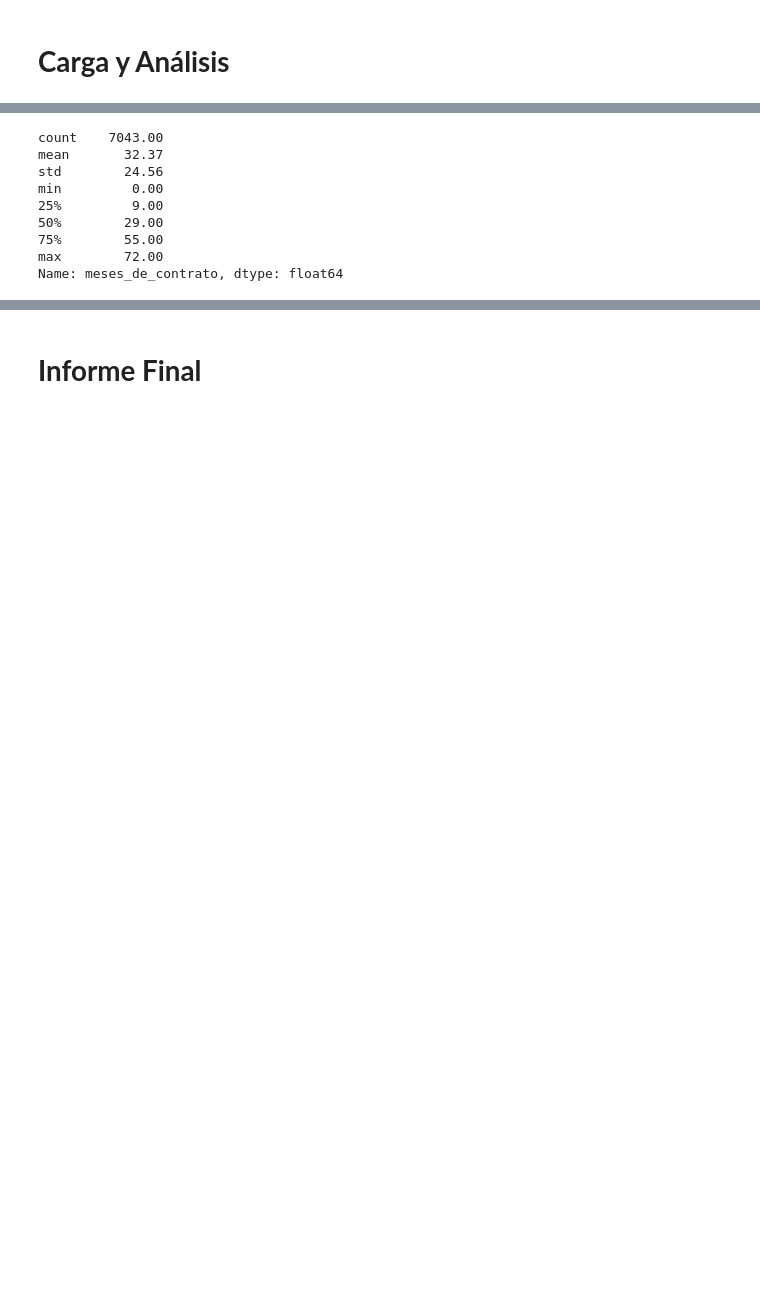
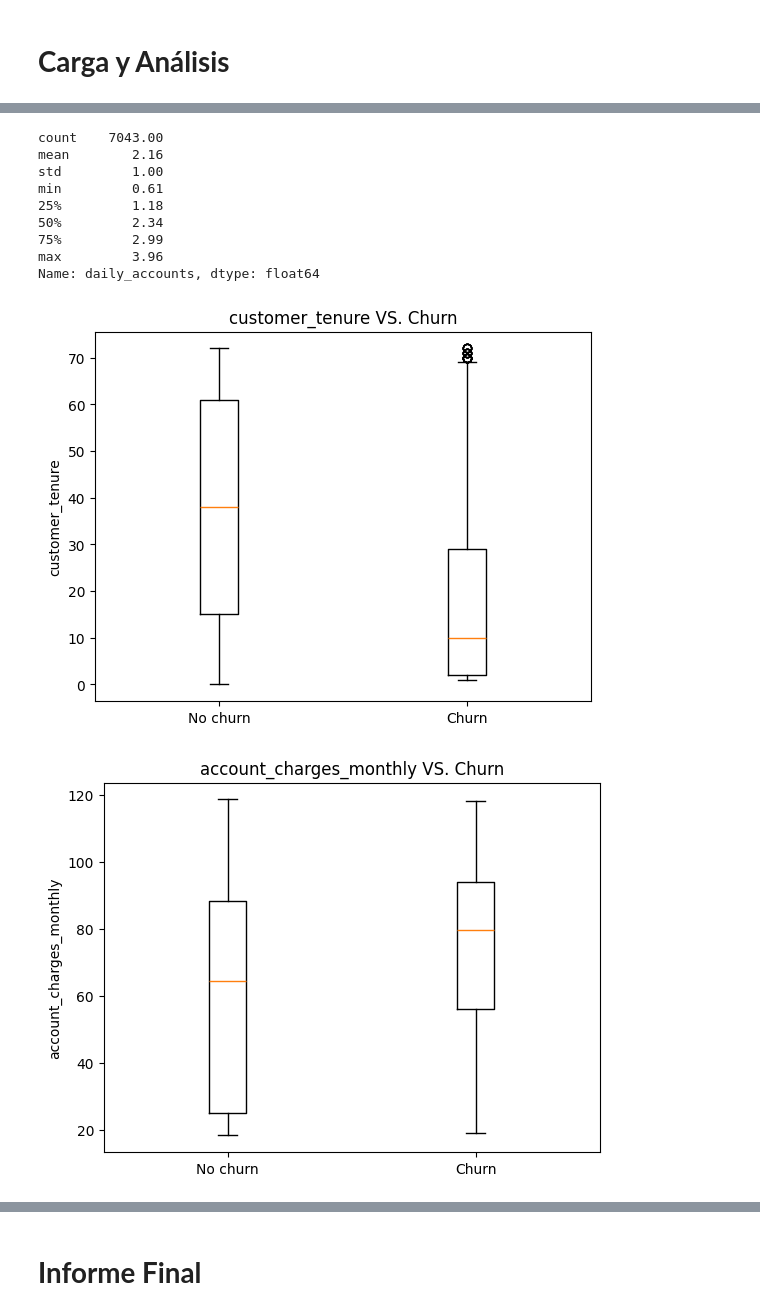
Before and after one commit to AndreaCisneros/challenge-telecomx, a Jupyter notebook: TelecomX.ipynb, the cells around one changed output, grey strips where cells are left out. Drawn from its saved outputs; the diff is of its cells as text; code cells hidden in the pictures; blank space fills up the shorter version.

```diff
--- a/TelecomX.ipynb
+++ b/TelecomX.ipynb
@@ -385,12 +359,29 @@ Name: cuenta_total_cargos, dtype: float64
 # %%
-data['meses_de_contrato'].describe().round(2)
+data['daily_accounts'].describe().round(2)
 # %% [output]
 count    7043.00
-mean       32.37
-std        24.56
-min         0.00
-25%         9.00
-50%        29.00
-75%        55.00
-max        72.00
-Name: meses_de_contrato, dtype: float64
+mean        2.16
+std         1.00
+min         0.61
+25%         1.18
+50%         2.34
+75%         2.99
+max         3.96
+Name: daily_accounts, dtype: float64
+# %%
+variables_numericas = ['customer_tenure',
+                       'account_charges_monthly',
+                       'account_charges_total',
+                       'daily_accounts']
+
+for variable in variables_numericas:
+    plt.figure()
+    plt.boxplot([data[data['churn'] == 'No'][variable],
+                data[data['churn'] == 'Yes'][variable]])
+    plt.xticks([1, 2], ['No churn', 'Churn'])
+    plt.ylabel(variable)
+    plt.title(f'{variable} VS. Churn')
+    plt.show()
+# %% [output]
+[figure, added]
+[figure, added]
```
Also changed, not shown: parts of 19 cells of this notebook.
